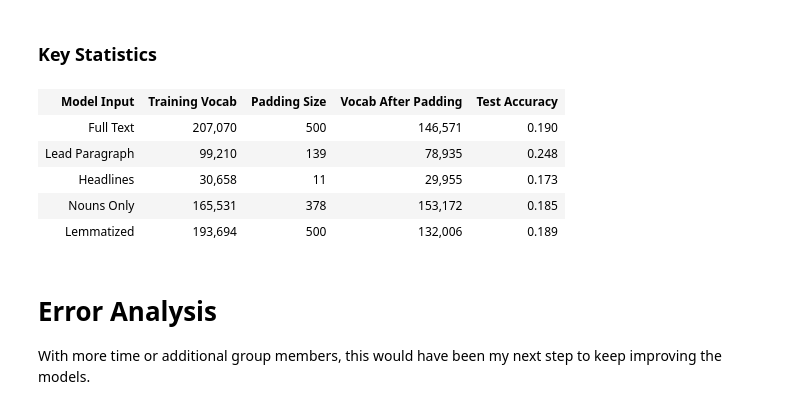
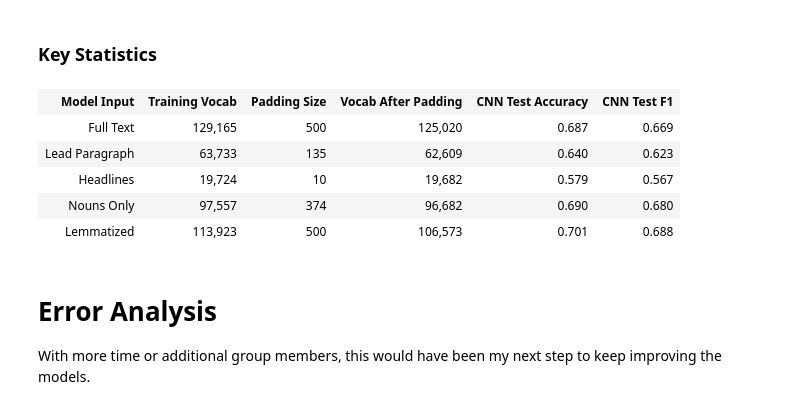
Before and after one commit to carmen16/news-article-topic-classification, a Jupyter notebook: Code_Walkthrough.ipynb, the cells around one changed output. Cells and saved outputs as stored; diff of their text form; code cells hidden in the pictures.

```diff
--- a/Code_Walkthrough.ipynb
+++ b/Code_Walkthrough.ipynb
@@ -283,10 +290,10 @@ for x in all_inputs:
     alpha = 'alpha = 2^'+str(np.log2(x.best_mnb_model_.alpha))
     html += '<tr><td>{}</td><td>{}</td><td>{:.3f}</td><td>{:.3f}</td>'.format(x.name_, alpha, max(x.mnb_accuracy_table_.accuracy), x.best_mnb_model_.score(x.tv_test, x.test_labels))
     html += '<td>{:.3f}</td>'.format(f1_score(x.test_labels, x.best_mnb_model_.predict(x.tv_test), average='weighted'))
-    #C = 'C = 10^'+str(np.log10(x.best_lr_model_.C))
-    #penalty = 'penalty = '+x.best_lr_model_.penalty
-    #html += '<td>{}</td><td>{:.3f}</td><td>{:.3f}</td>'.format(C+'; '+penalty, max(x.lr_accuracy_table_.accuracy), x.best_lr_model_.score(x.tv_test, x.test_labels))
-    #html += '<td>{:.3f}</td></tr>'.format(f1_score(x.test_labels, x.best_lr_model_.predict(x.tv_test), average='weighted'))
+    C = 'C = 10^'+str(np.log10(x.best_lr_model_.C))
+    penalty = 'penalty = '+x.best_lr_model_.penalty
+    html += '<td>{}</td><td>{:.3f}</td><td>{:.3f}</td>'.format(C+'; '+penalty, max(x.lr_accuracy_table_.accuracy), x.best_lr_model_.score(x.tv_test, x.test_labels))
+    html += '<td>{:.3f}</td></tr>'.format(f1_score(x.test_labels, x.best_lr_model_.predict(x.tv_test), average='weighted'))
 
 html += '</table>'
 display(HTML(html))
@@ -334,5 +341,7 @@ Lead Paragraph:
 # %%
 reload(neural_nets)
 cnn = neural_nets.CNN()
-cnn.cnn(headlines, kernel_size=[4,3,2])
+for x in all_inputs:
+    kernel_size = [4,3,2] if x == headlines else [20,10,5]
+    cnn.cnn(x, kernel_size=kernel_size)
 # %% [output]
@@ -353,9 +362,3 @@ Trainable params: 4,240,289
 Non-trainable params: 0
 _________________________________________________________________
 None
-# %%
-reload(neural_nets)
-cnn = neural_nets.CNN()
-for x in all_inputs:
-    kernel_size = [4,3,2] if x == headlines else [20,5,2]
-    cnn.cnn(x, kernel_size=kernel_size)
@@ -382,21 +367,21 @@ None
 # %%
 html = '<table><th>Model Input</th><th>Training Vocab</th><th>Padding Size</th>'
 html += '<th>Vocab After Padding</th><th>CNN Test Accuracy</th><th>CNN Test F1</th>'
 
 for x in all_inputs:
     html += '<tr><td>{}</td><td>{:,}</td><td>{:,}</td>'.format(x.name_, x.tv_train.shape[1], x.train_ids.shape[1])
     html += '<td>{:,}</td><td>{:.3f}</td>'.format(x.nn_effective_vocab_, x.cnn_accuracy_)
-    html += '<td>{:.3f}</td></tr>'.format(f1_score(x.test_labels, x.cnn_model_.predict(x.test_data), average='weighted'))
+    html += '<td>{:.3f}</td></tr>'.format(f1_score(x.test_labels.apply(lambda z: x.label_ids[z]), np.argmax(x.cnn_model_.predict(x.test_ids), axis=1), average='weighted'))
 
 html += '</table>'
 display(HTML(html))
 # %% [output]
-| Model Input | Training Vocab | Padding Size | Vocab After Padding | Test Accuracy |
-| Full Text | 207,070 | 500 | 146,571 | 0.190 |
-| Lead Paragraph | 99,210 | 139 | 78,935 | 0.248 |
-| Headlines | 30,658 | 11 | 29,955 | 0.173 |
-| Nouns Only | 165,531 | 378 | 153,172 | 0.185 |
-| Lemmatized | 193,694 | 500 | 132,006 | 0.189 |
+| Model Input | Training Vocab | Padding Size | Vocab After Padding | CNN Test Accuracy | CNN Test F1 |
+| Full Text | 129,165 | 500 | 125,020 | 0.687 | 0.669 |
+| Lead Paragraph | 63,733 | 135 | 62,609 | 0.640 | 0.623 |
+| Headlines | 19,724 | 10 | 19,682 | 0.579 | 0.567 |
+| Nouns Only | 97,557 | 374 | 96,682 | 0.690 | 0.680 |
+| Lemmatized | 113,923 | 500 | 106,573 | 0.701 | 0.688 |
 # %% [markdown]
 # Error Analysis
 
```
Also changed, not shown: parts of 8 cells of this notebook, 5 other files.
